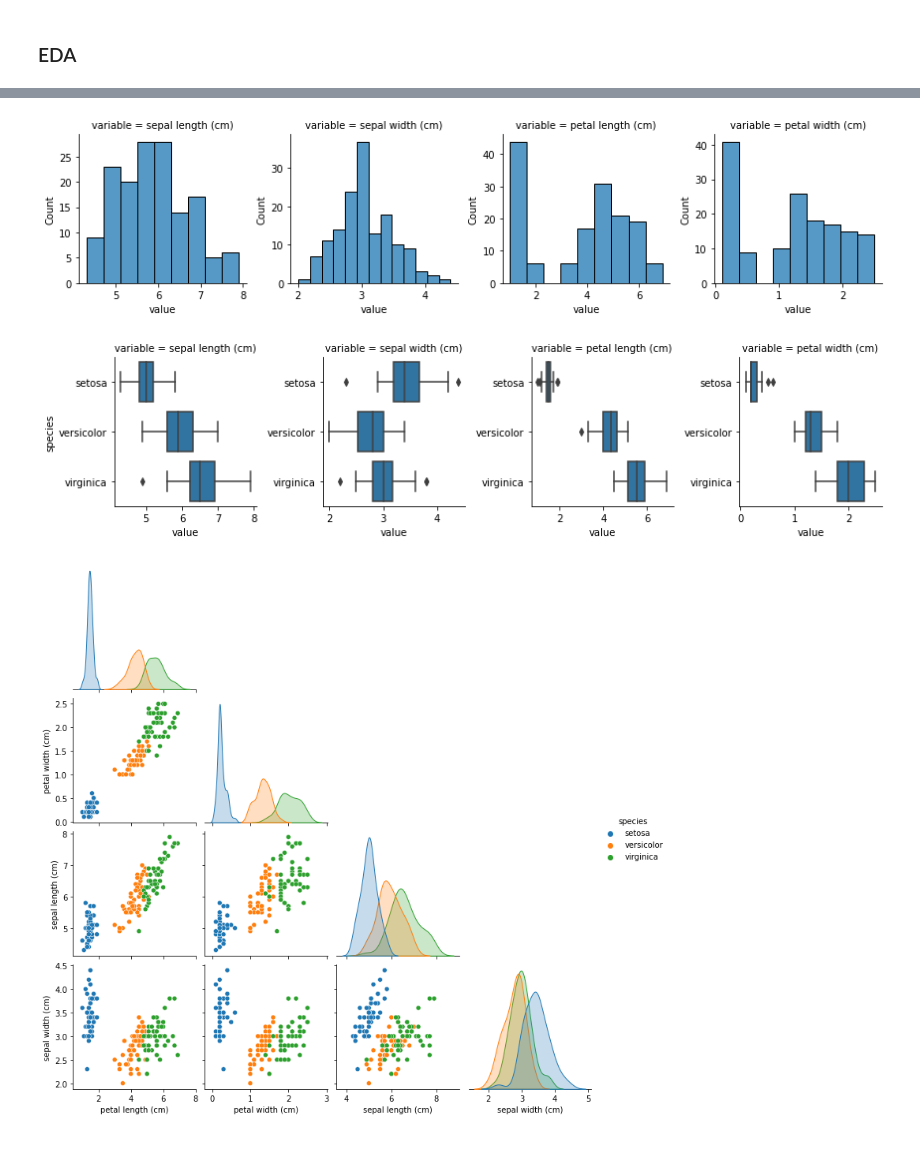
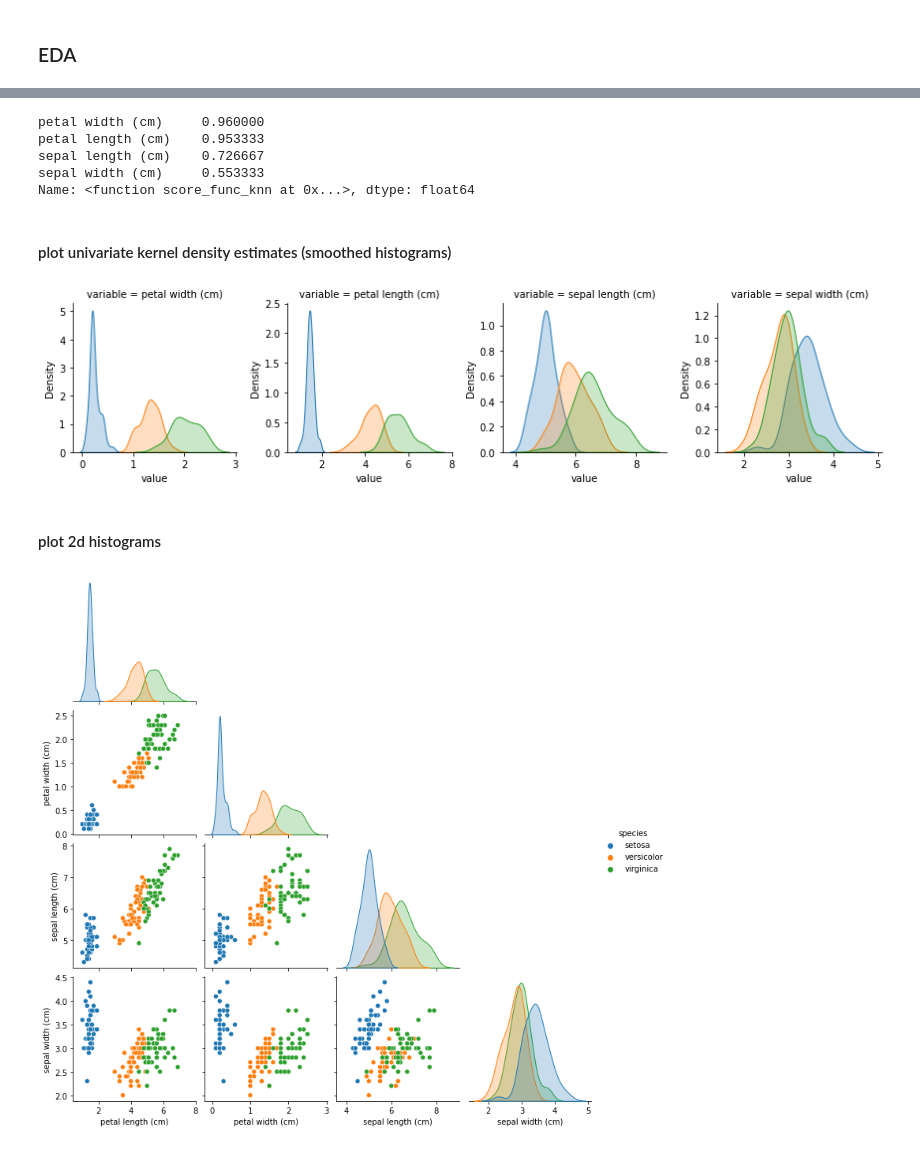
Before and after one commit to bhrdj/predwikt, a Jupyter notebook: notebooks/iris_boilerplate.ipynb, the cells around one changed output, grey strips where cells are left out. Cells and saved outputs as stored; diff of their text form; code cells hidden in the pictures.

```diff
--- a/notebooks/1.14-sfb-predict-hoax-Pipeline.ipynb
+++ b/notebooks/iris_boilerplate.ipynb
@@ -26,3 +13,0 @@ dt_stump = DecisionTreeClassifier(max_depth=1)
-# %%
-dt_stump.fit(X.iloc[:,0:2],y)
-dt_stump.score(X.iloc[:,0:2],y)
@@ -42,15 +22,28 @@ array=[5.1 4.9 4.7 4.6 5.  5.4 4.6 5.  4.4 4.9 5.4 4.8 4.8 4.3 5.8 5.7 5.4 5.1
+# %%
+skb = SelectKBest(k=2, score_func=bhrdj.score_func_knn)
+fa = skb.fit(X,y) # feature accuracies
+feats_scored = pd.Series(fa.scores_, index=fa.feature_names_in_, name=fa.score_func).sort_values(ascending=False)
+feats_scored
+# %% [output]
+petal width (cm)     0.960000
+petal length (cm)    0.953333
+sepal length (cm)    0.726667
+sepal width (cm)     0.553333
+Name: <function score_func_knn at 0x...>, dtype: float64
+# %%
+X = X.reindex(columns=feats_scored.index)
+# %% [markdown]
+#### plot univariate kernel density estimates (smoothed histograms)
 # %%
-g = sns.FacetGrid(df.melt(id_vars='species'), col="variable", col_wrap=4, sharex=False, sharey=False)
-g.map(sns.histplot, "value")
+g = sns.FacetGrid(X.join(y).melt(id_vars=y.name),
+                  col="variable", col_wrap=4, sharex=False, sharey=False,
+                  hue=y.name)
+g.map(sns.kdeplot, "value", fill=True)
 plt.show()
 # %% [output]
-[figure, old version]
+[figure, new version]
-# %%
-g = sns.FacetGrid(df.melt(id_vars='species'), col="variable", col_wrap=4, sharex=False, sharey=False)
-g.map(sns.boxplot, "value", "species", order=load_iris().target_names)
-plt.show()
-# %% [output]
-[figure, removed]
+# %% [markdown]
+#### plot 2d histograms
 # %%
 sns.pairplot(df,
              x_vars=sorted(load_iris().feature_names),
```
Also changed, not shown: parts of 21 cells of this notebook.
